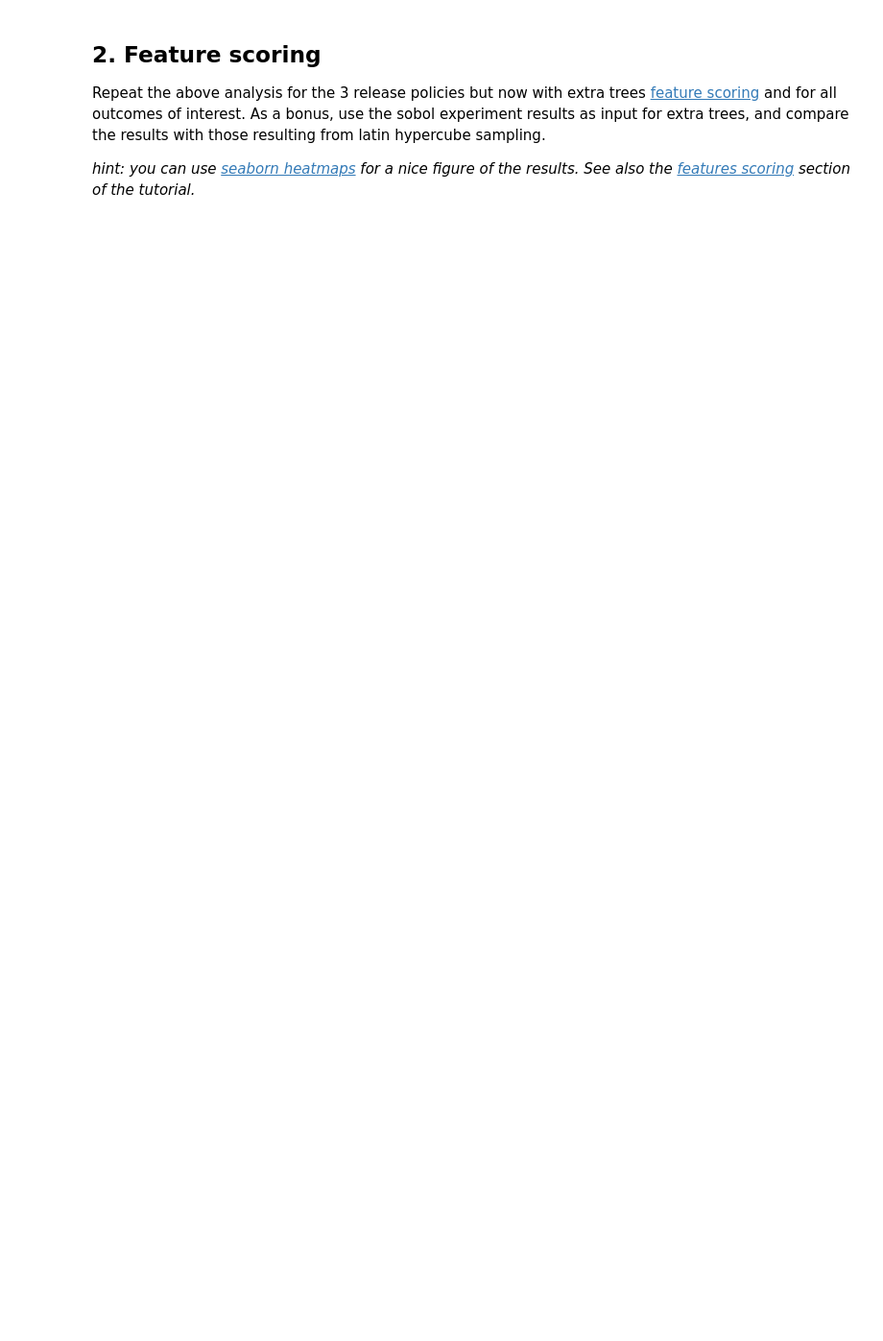
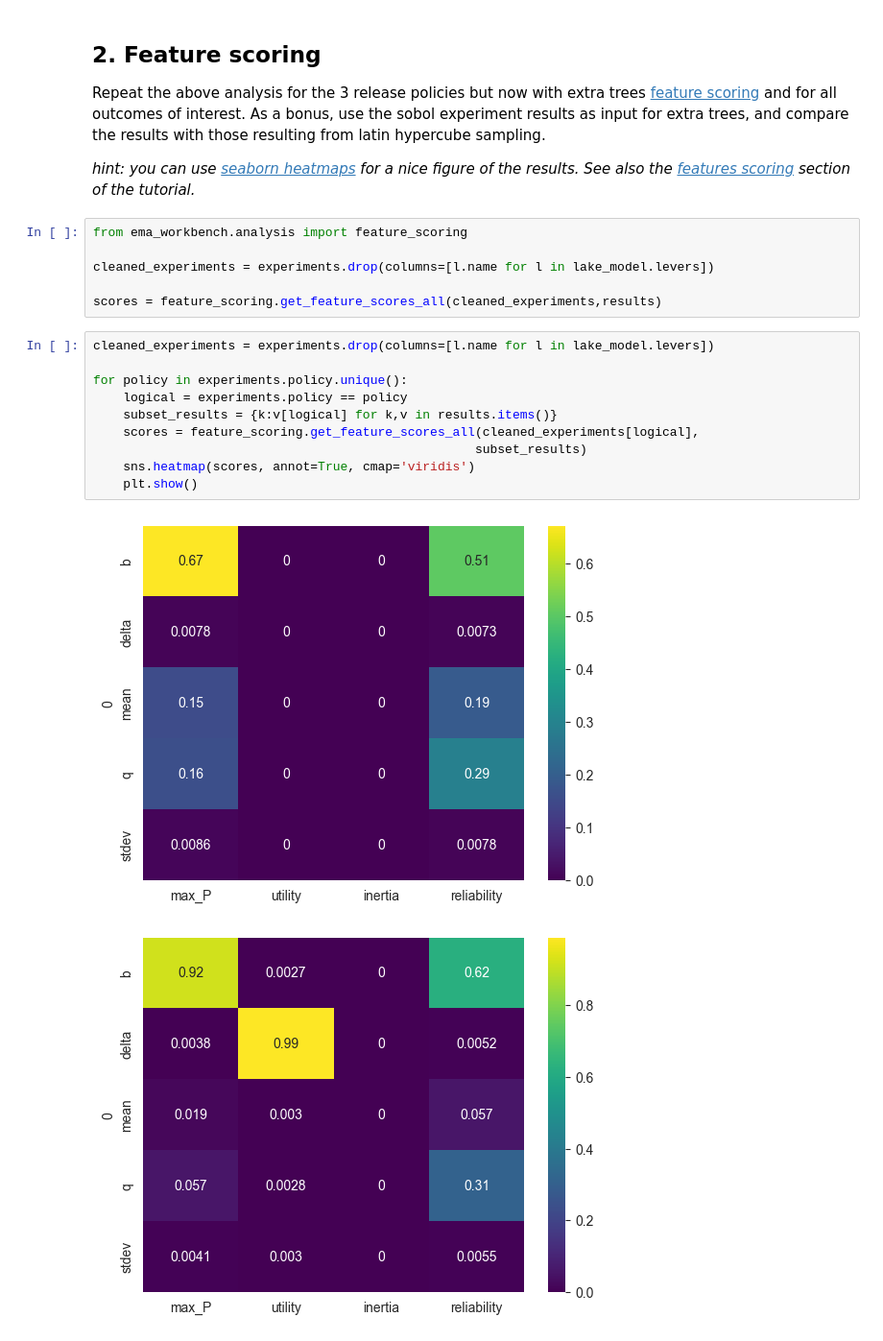
Before and after one commit to IsaacRHall/MBDM-project, a Jupyter notebook: Week 3-4 - vulnerability analysis/assignment 7 - sensitivity analysis lake model.ipynb, the cells around one changed output. Shown at 96% size. Saved outputs shown, nothing was run; the diff lists cells and outputs as text; blank space fills up the shorter version.

```diff
--- a/Week 3-4 - vulnerability analysis/assignment 7 - sensitivity analysis lake model.ipynb
+++ b/Week 3-4 - vulnerability analysis/assignment 7 - sensitivity analysis lake model.ipynb
@@ -98,3 +99,22 @@ AttributeError: module 'ema_workbench.analysis.feature_scoring' has no attribute
 Repeat the above analysis for the 3 release policies but now with extra trees [feature scoring](https://emaworkbench.readthedocs.io/en/latest/ema_documentation/analysis/feature_scoring.html) and for all outcomes of interest. As a bonus, use the sobol experiment results as input for extra trees, and compare the results with those resulting from latin hypercube sampling.
 
 *hint: you can use [seaborn heatmaps](https://seaborn.pydata.org/generated/seaborn.heatmap.html) for a nice figure of the results. See also the [features scoring](https://emaworkbench.readthedocs.io/en/latest/indepth_tutorial/open-exploration.html#feature-scoring) section of the tutorial.*
+# %%
+from ema_workbench.analysis import feature_scoring
+
+cleaned_experiments = experiments.drop(columns=[l.name for l in lake_model.levers])
+
+scores = feature_scoring.get_feature_scores_all(cleaned_experiments,results)
+# %%
+cleaned_experiments = experiments.drop(columns=[l.name for l in lake_model.levers])
+
+for policy in experiments.policy.unique():
+    logical = experiments.policy == policy
+    subset_results = {k:v[logical] for k,v in results.items()}
+    scores = feature_scoring.get_feature_scores_all(cleaned_experiments[logical],
+                                                   subset_results)
+    sns.heatmap(scores, annot=True, cmap='viridis')
+    plt.show()
+# %% [output]
+[figure, added]
+[figure, added]
```
Also changed, not shown: parts of 14 cells of this notebook, 4 other files.
